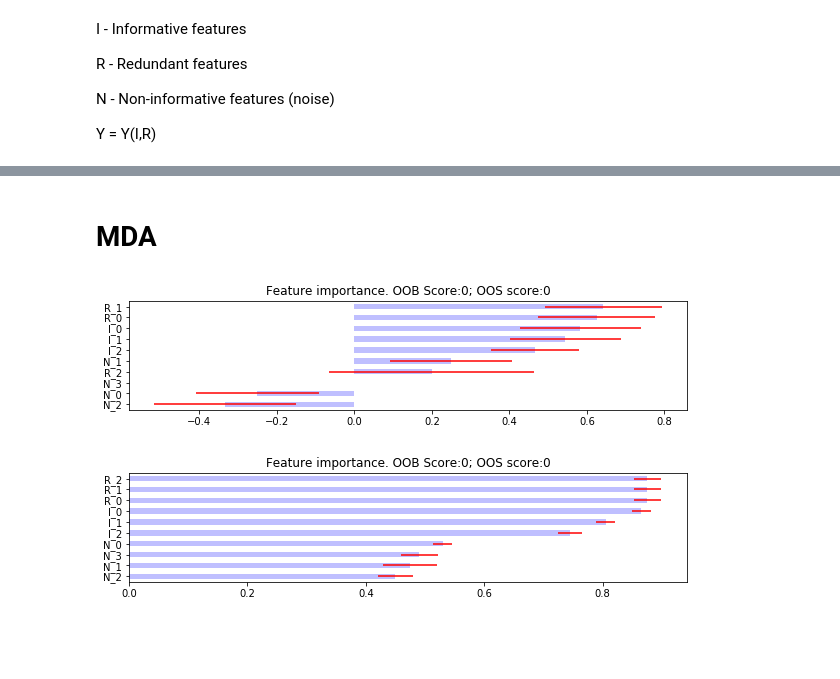
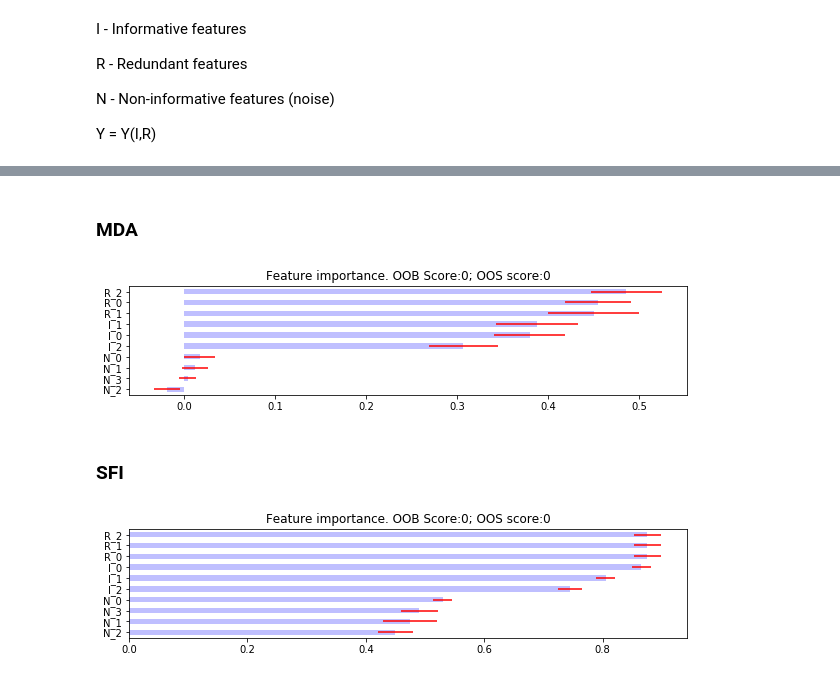
Before and after one commit to RafaelMRosa/Notebooks, a Jupyter notebook: Feature analysis.ipynb, the cells around one changed output, grey strips where cells are left out. Drawn from its saved outputs; the diff is of its cells as text; code cells hidden in the pictures; blank space fills up the shorter version.

```diff
--- a/Feature analysis.ipynb
+++ b/Feature analysis.ipynb
@@ -105,3 +105,24 @@ data['N_3']=N3
 #print (data)
 yft=data.columns.values[0]
 xft=data.columns.values[1:]
+# %%
+xdata=data[xft]
+ydata=np.sign(data[yft])
+
+n_estimator=1000
+rf=DecisionTreeClassifier(criterion='entropy',max_features=1,#None,
+                          class_weight='balanced',min_weight_fraction_leaf=0.0)
+
+
+rf=BaggingClassifier(base_estimator=rf,n_estimators=n_estimator,max_features=1.,#max_samples=max_samples,
+                     oob_score=True)
+
+
+rf.fit(xdata,ydata)
+print ('Random Forest fitted')
+
+t1 = [base - timedelta(days=x) for x in range(numdays,0,-1)]
+t1=pd.DataFrame({'t1':t1})
+t1=t1.set_index(t1.t1)
+t1['t1']=t1['t1']
+cv_gen=PurgedKFold(10,t1.t1)
@@ -135,10 +139,12 @@ print ('minimum importance:',1/len(xft))
 minimum importance: 0.1
 # %% [markdown]
-# MDA
+### MDA
 # %%
-mda=mean_decrease_accuracy(rf,X,Y,cv_gen,scoring=accuracy_score)
+mda=mean_decrease_accuracy(rf,xdata,ydata,cv_gen,scoring=log_loss)
 
 plot_feature_importance(mda,0,0)
 # %% [output]
-[figure, old version]
+[figure, new version]
+# %% [markdown]
+### SFI
 # %%
```
Also changed, not shown: parts of 12 cells of this notebook.
